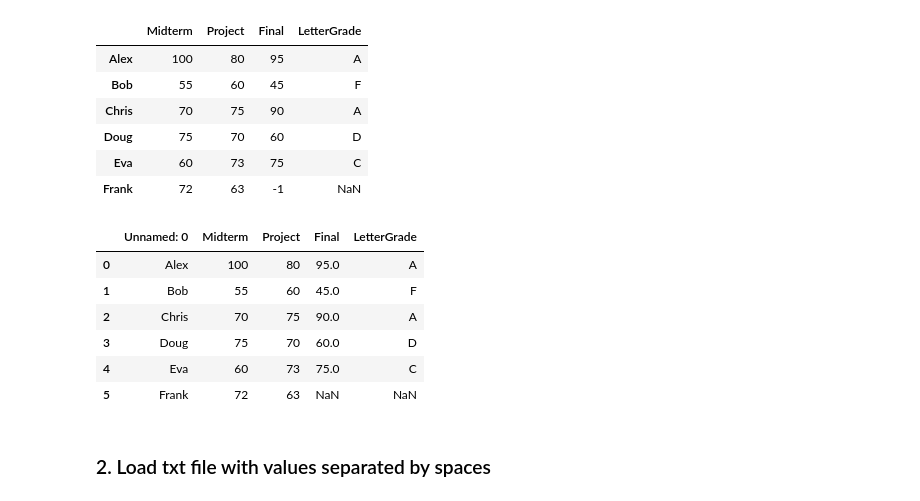
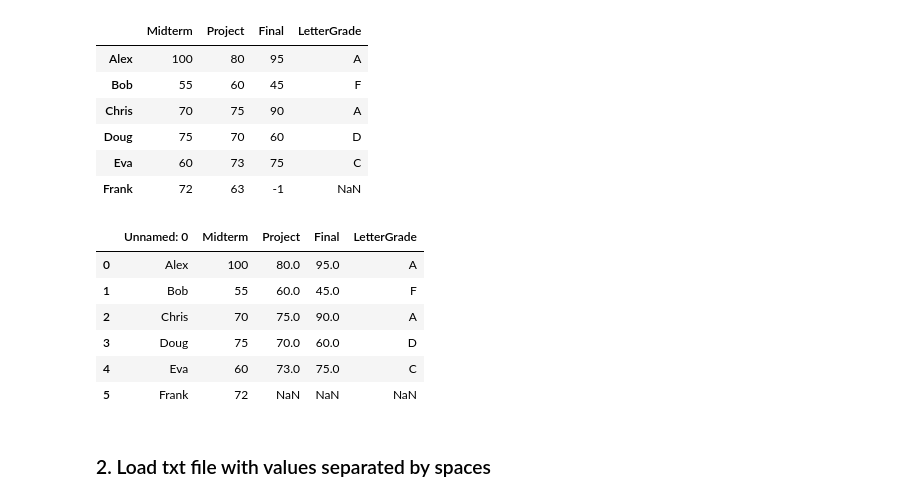
Before and after one commit to ch00226855/CMP464788Spring2023, a Jupyter notebook: Week11_DataLoadingAndStorage.ipynb, the cells around one changed output. Cells and saved outputs as stored; diff of their text form; code cells hidden in the pictures.

```diff
--- a/Week11_DataLoadingAndStorage.ipynb
+++ b/Week11_DataLoadingAndStorage.ipynb
@@ -110,16 +110,16 @@ df6
 | Frank | 72 | 63 | -1 | NaN |
 # %%
 # Identify -1 as NaN
-df7 = pd.read_csv("Data/temp/grades.csv", delimiter=',', na_values=[-1])
+df7 = pd.read_csv("Data/temp/grades.csv", na_values=[-1, 63])
 df7
 # %% [output]
 |  | Unnamed: 0 | Midterm | Project | Final | LetterGrade |
-| 0 | Alex | 100 | 80 | 95.0 | A |
-| 1 | Bob | 55 | 60 | 45.0 | F |
-| 2 | Chris | 70 | 75 | 90.0 | A |
-| 3 | Doug | 75 | 70 | 60.0 | D |
-| 4 | Eva | 60 | 73 | 75.0 | C |
-| 5 | Frank | 72 | 63 | NaN | NaN |
+| 0 | Alex | 100 | 80.0 | 95.0 | A |
+| 1 | Bob | 55 | 60.0 | 45.0 | F |
+| 2 | Chris | 70 | 75.0 | 90.0 | A |
+| 3 | Doug | 75 | 70.0 | 60.0 | D |
+| 4 | Eva | 60 | 73.0 | 75.0 | C |
+| 5 | Frank | 72 | NaN | NaN | NaN |
 # %% [markdown]
 ### 2. Load txt file with values separated by spaces
 # %%
```
Also changed, not shown: parts of 10 cells of this notebook.
